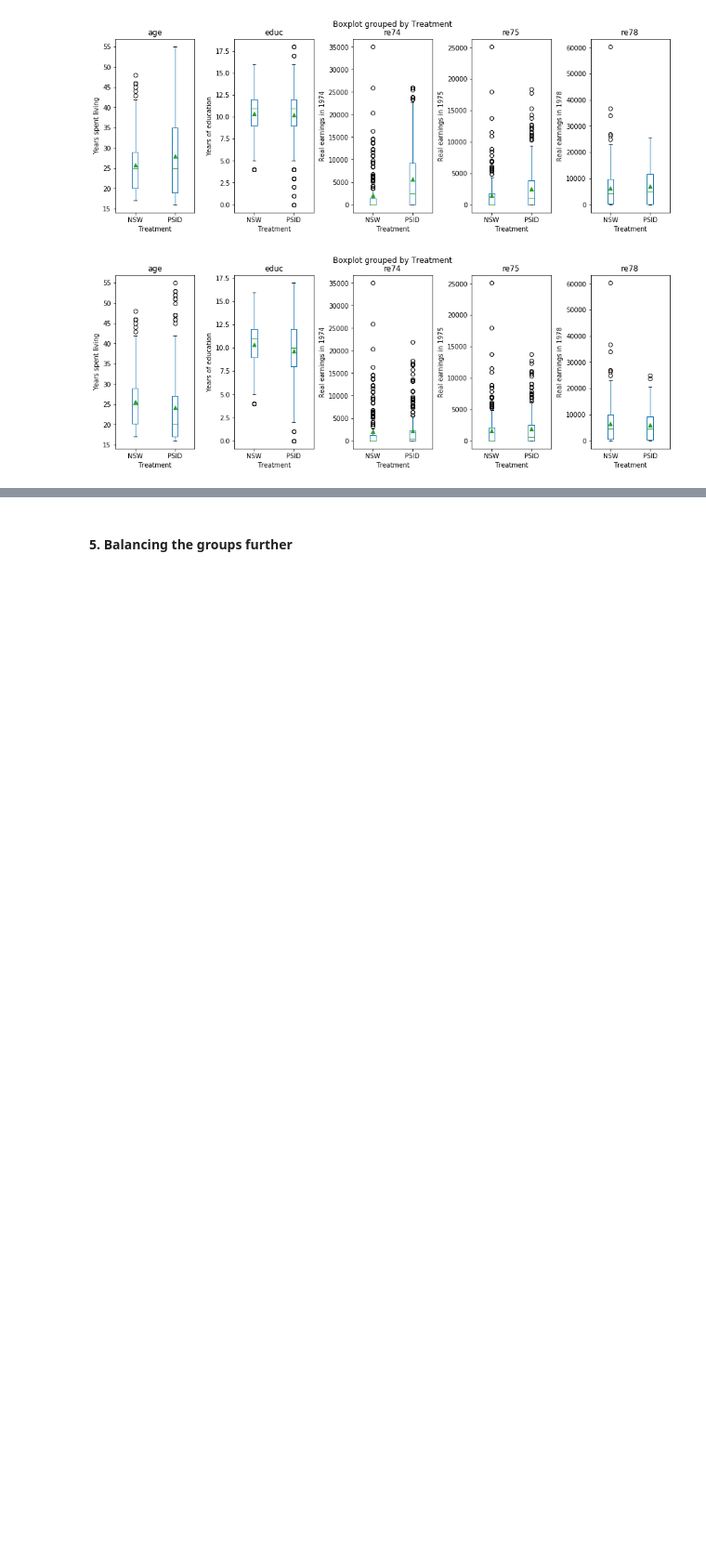
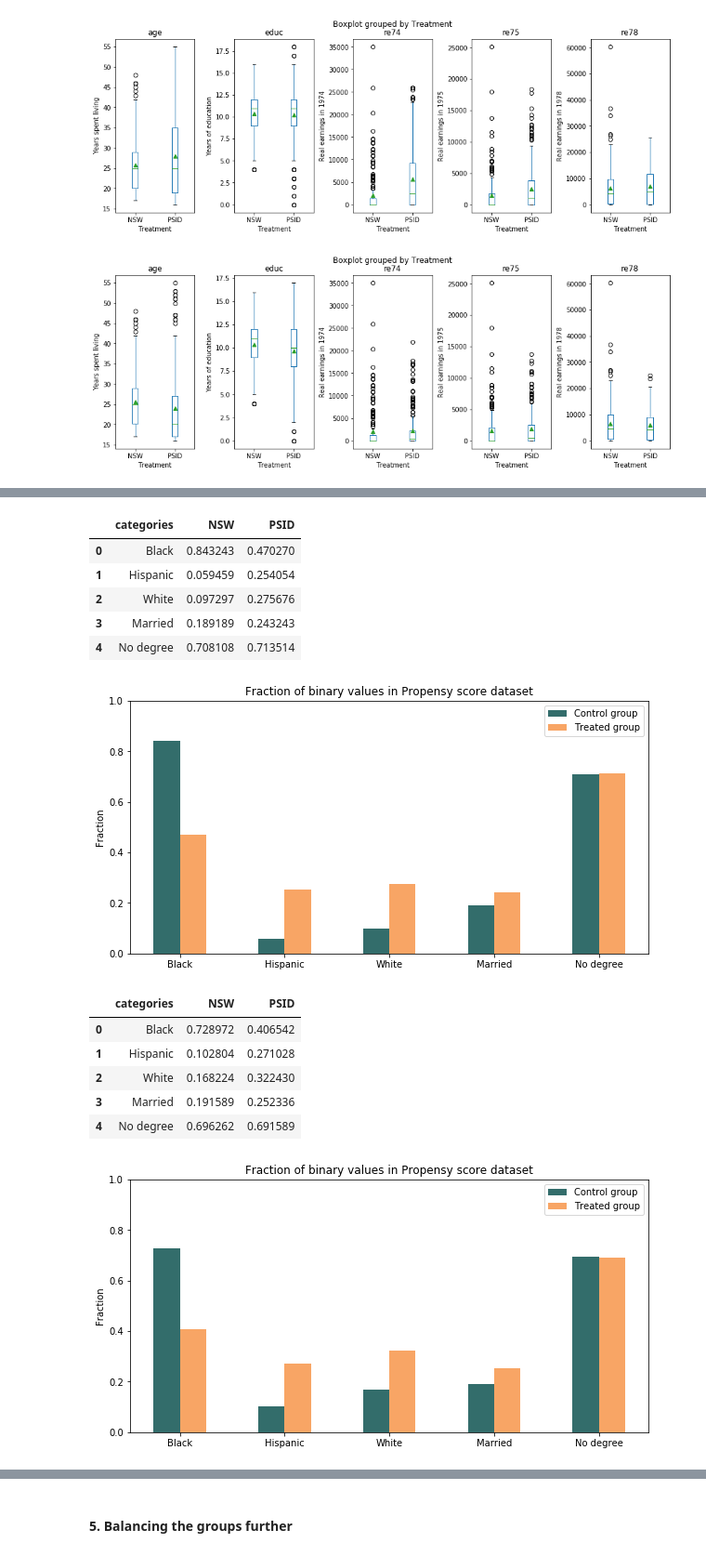
Before and after one commit to Babas10/ADA_JEX2017, a Jupyter notebook: HomeWork/04 - Applied ML/H4.ipynb, the cells around one changed output, grey strips where cells are left out. Shown: that part at 93% size. Drawn from its saved outputs; the diff is of its cells as text; code cells hidden in the pictures; blank space fills up the shorter version.

```diff
--- a/HomeWork/04 - Applied ML/H4.ipynb
+++ b/HomeWork/04 - Applied ML/H4.ipynb
@@ -611,0 +683,18 @@ DataFrameHistogram(hispan_matched,'Hispan people')
+# %%
+BinaryBarPlot(data_matched)
+BinaryBarPlot(all_matched)
+# %% [output]
+|  | categories | NSW | PSID |
+| 0 | Black | 0.843243 | 0.470270 |
+| 1 | Hispanic | 0.059459 | 0.254054 |
+| 2 | White | 0.097297 | 0.275676 |
+| 3 | Married | 0.189189 | 0.243243 |
+| 4 | No degree | 0.708108 | 0.713514 |
+[figure, added]
+|  | categories | NSW | PSID |
+| 0 | Black | 0.728972 | 0.406542 |
+| 1 | Hispanic | 0.102804 | 0.271028 |
+| 2 | White | 0.168224 | 0.322430 |
+| 3 | Married | 0.191589 | 0.252336 |
+| 4 | No degree | 0.696262 | 0.691589 |
+[figure, added]
```
Also changed, not shown: parts of 7 cells of this notebook.
